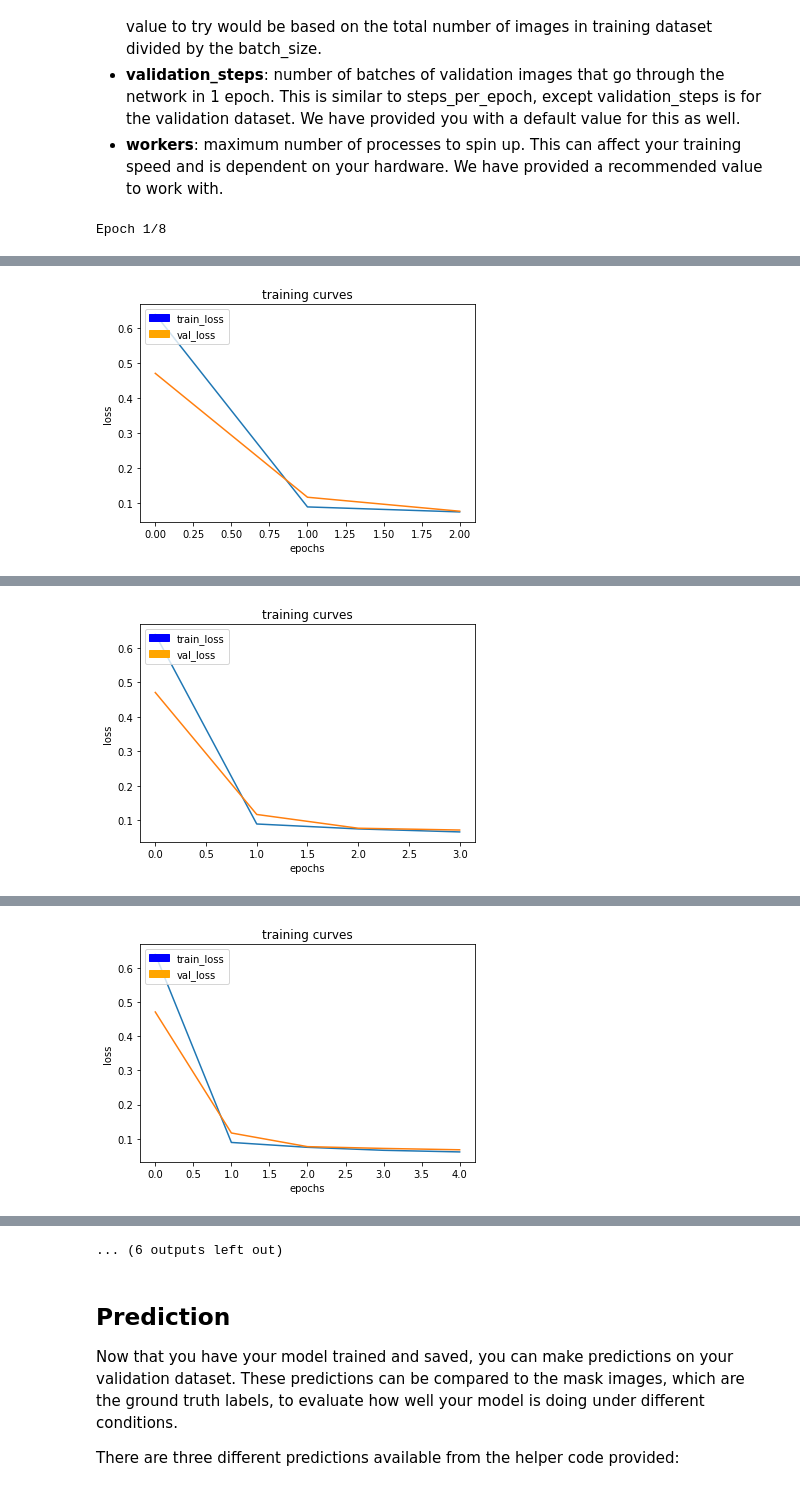
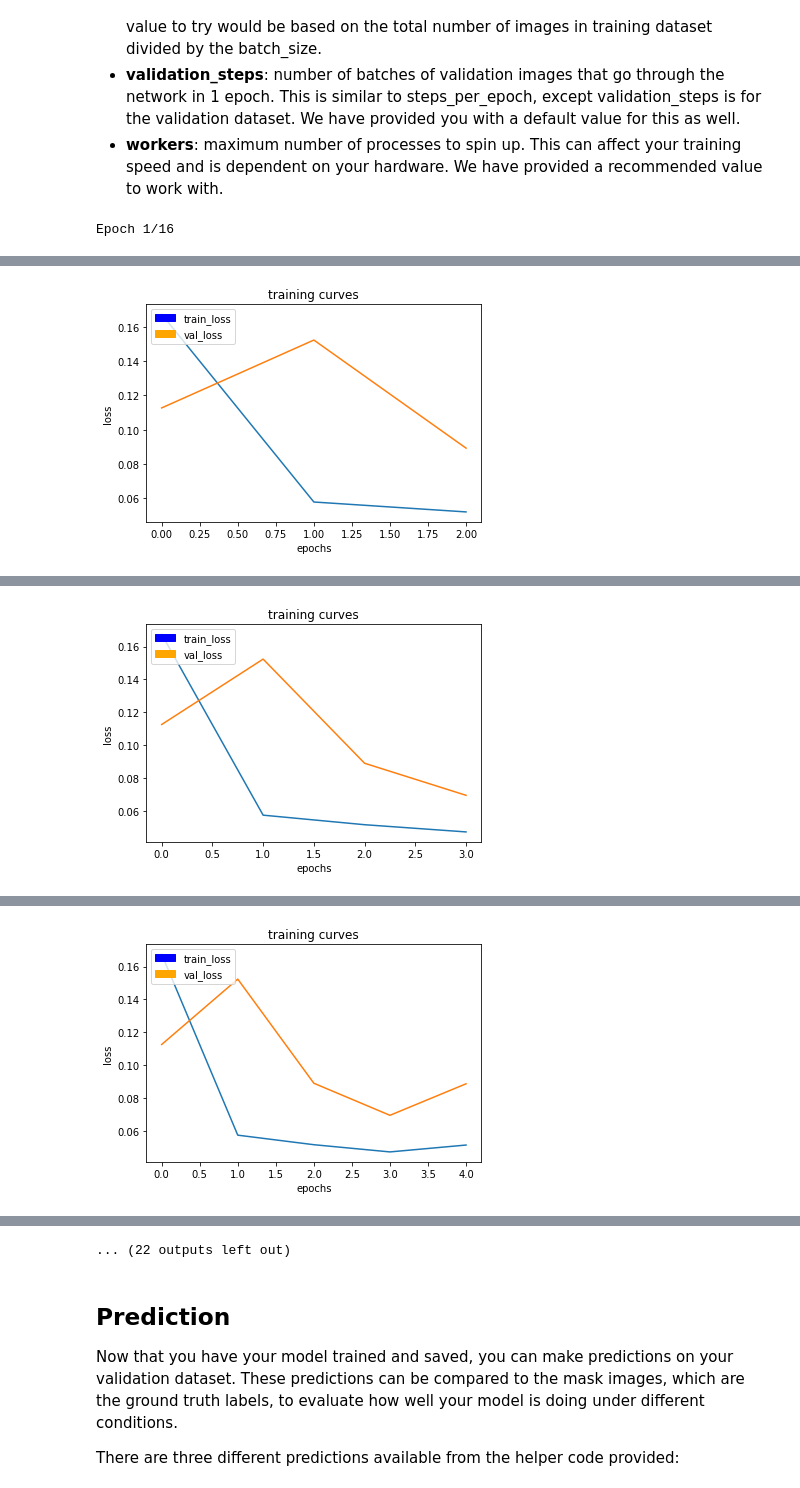
Before and after one commit to Agent007/RoboND-DeepLearning-Project, a Jupyter notebook: code/model_training.ipynb, the cells around one changed output, grey strips where cells are left out. Saved outputs shown, nothing was run; the diff lists cells and outputs as text; code cells hidden in the pictures.

Commit message:
reached 41% with 4 encoder & decoder layers and Nadam optimizer

```diff
--- a/code/model_training.ipynb
+++ b/code/model_training.ipynb
@@ -92,7 +92,8 @@ def decoder_block(small_ip_layer, large_ip_layer, filters):
     # TODO Concatenate the upsampled and large input layers using layers.concatenate
     concatenated_layer = layers.concatenate([small_ip_layer, large_ip_layer])
     # TODO Add some number of separable convolution layers
-    output_layer = SeparableConv2DKeras(filters=filters, kernel_size=3, strides=1, padding='same', activation='relu')(concatenated_layer)
+    conv_layer   = SeparableConv2DKeras(filters=filters, kernel_size=3, strides=1, padding='same', activation='relu')(concatenated_layer)
+    output_layer = SeparableConv2DKeras(filters=filters, kernel_size=3, strides=1, padding='same', activation='relu')(conv_layer)
     return output_layer
 # %% [markdown]
 ### Model
@@ -111,10 +112,12 @@ def fcn_model(inputs, num_classes):
     encode1 = encoder_block(inputs,   32, strides=1)
     encode2 = encoder_block(encode1,  64, strides=1)
     encode3 = encoder_block(encode2, 128, strides=1)
+    encode4 = encoder_block(encode3, 256, strides=1)
     # TODO Add 1x1 Convolution layer using conv2d_batchnorm().
-    middle = conv2d_batchnorm(encode2, 256, kernel_size=1)
+    middle = conv2d_batchnorm(encode4, 512, kernel_size=1)
     # TODO: Add the same number of Decoder Blocks as the number of Encoder Blocks
-    decode3 = decoder_block(middle, encode3, 128)
+    decode4 = decoder_block(middle,  encode4, 256)
+    decode3 = decoder_block(decode4, encode3, 128)
     decode2 = decoder_block(decode3, encode2,  64)
     x       = decoder_block(decode2, encode1,  32)
 
@@ -146,9 +149,9 @@ Define and tune your hyperparameters.
 - **validation_steps**: number of batches of validation images that go through the network in 1 epoch. This is similar to steps_per_epoch, except validation_steps is for the validation dataset. We have provided you with a default value for this as well.
 - **workers**: maximum number of processes to spin up. This can affect your training speed and is dependent on your hardware. We have provided a recommended value to work with.
 # %%
-learning_rate = 1e-4
-batch_size = 32
-num_epochs = 8
+learning_rate = 1e-3
+batch_size = 8
+num_epochs = 16
 steps_per_epoch = 200
 validation_steps = 50
 workers = 16
@@ -159,7 +162,7 @@ DON'T MODIFY ANYTHING IN THIS CELL THAT IS BELOW THIS LINE
 # Define the Keras model and compile it for training
 model = models.Model(inputs=inputs, outputs=output_layer)
 
-model.compile(optimizer=keras.optimizers.Adam(learning_rate), loss='categorical_crossentropy')
+model.compile(optimizer=keras.optimizers.Nadam(learning_rate), loss='categorical_crossentropy')
 
 # Data iterators for loading the training and validation data
 train_iter = data_iterator.BatchIteratorSimple(batch_size=batch_size,
@@ -182,4 +185,4 @@ model.fit_generator(train_iter,
                     callbacks=callbacks,
                     workers = workers)
 # %% [output]
-Epoch 1/8
+Epoch 1/16
@@ -192 +195 @@ Epoch 3/8
-[figure, old version]
+[figure, new version]
@@ -195 +198 @@ Epoch 4/8
-[figure, old version]
+[figure, new version]
@@ -198 +201 @@ Epoch 5/8
-[figure, old version]
+[figure, new version]
@@ -202,4 +205,4 @@ Epoch 6/8
-... (6 outputs left out)
+... (22 outputs left out)
 # %%
 # Save your trained model weights
 weight_file_name = 'model_weights'
```
Also changed, not shown: parts of 11 cells of this notebook.
